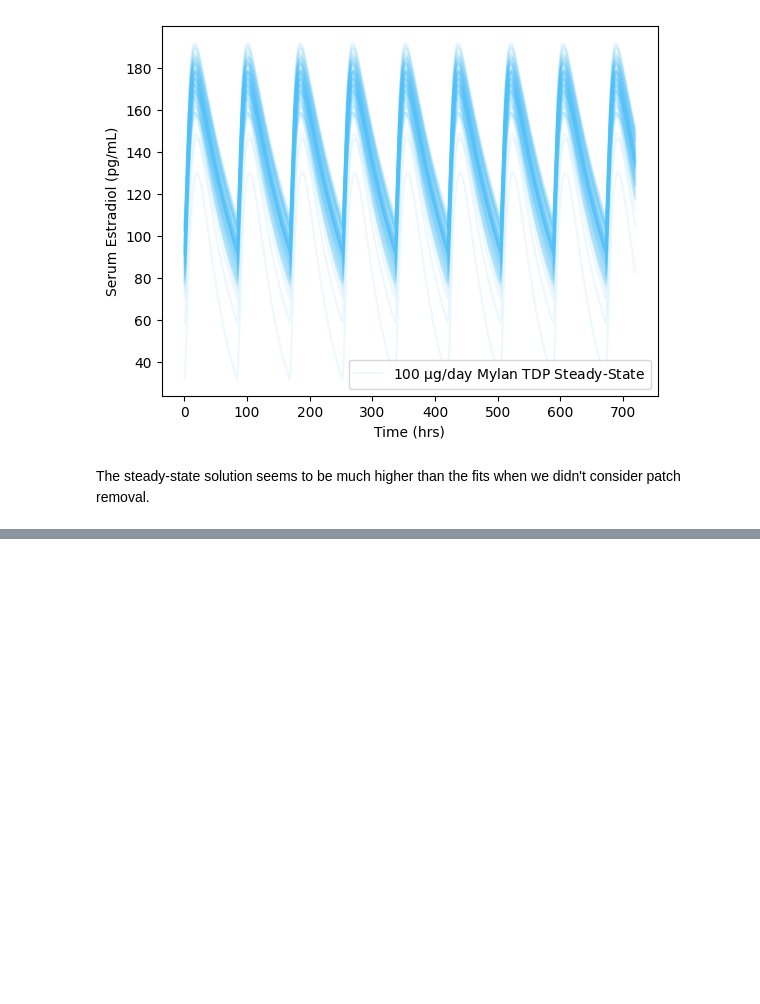
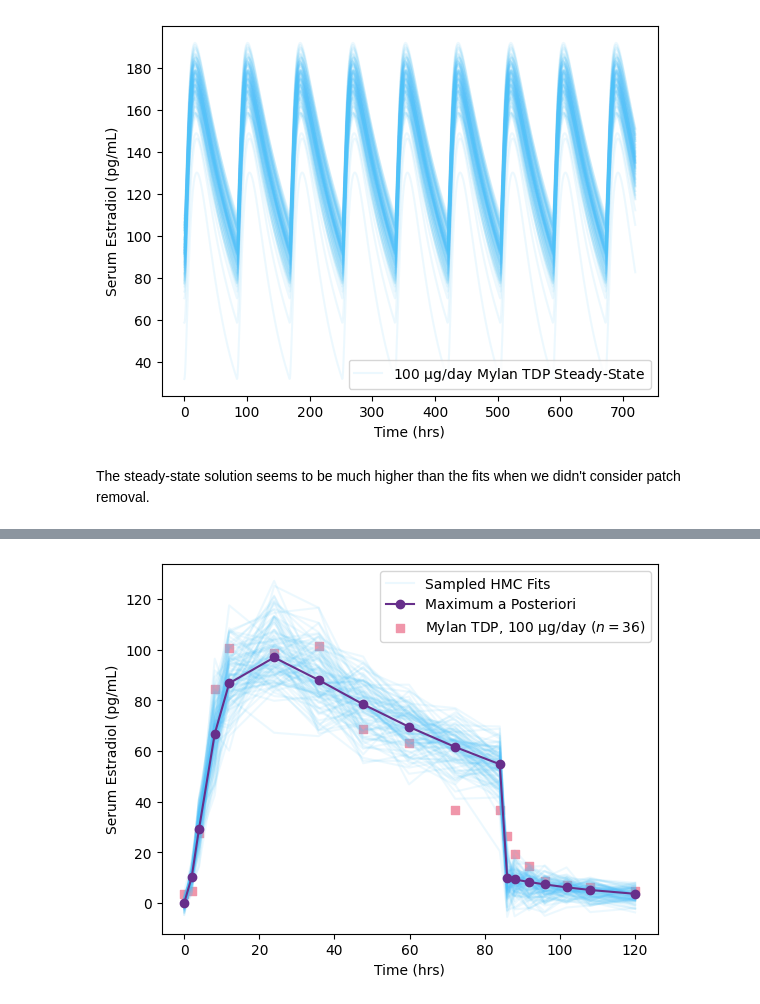
Before and after one commit to transturion/modeling, a Jupyter notebook: 4_Hierarchical_3-Compartment.ipynb, the cells around one changed output, grey strips where cells are left out. Saved outputs shown, nothing was run; the diff lists cells and outputs as text; code cells hidden in the pictures; blank space fills up the shorter version.

```diff
--- a/4_Hierarchical_3-Compartment.ipynb
+++ b/4_Hierarchical_3-Compartment.ipynb
@@ -563,0 +566,7 @@ The steady-state solution seems to be much higher than the fits when we didn't c
+# %%
+# patch removal
+# instead of mp.math.switch, try heaviside, also outside of pm.Model()
+def E2Patch(t, D0, k1, k2, k3, t_rem):
+        ICAeffAfter = D0 * k1 * (-np.exp(-k1 * t) + np.exp(-k2 * t)) / (k1 - k2)
+        ICE2After = E2DoseTerm(t, D0, k1, k2, k3) * np.exp(-k3 * t)
+        return E2Full(t, D0, 0, 0, k1, k2, k3) * (1 - np.heaviside(t-t_rem, 0)) + E2Full(t, 0, ICAeffAfter, ICE2After, k1, k2, k3) * np.heaviside(t-t_rem, 0)
@@ -563,0 +617,6 @@ The steady-state solution seems to be much higher than the fits when we didn't c
+# %%
+# running HMC
+with Mylan100PatchRemoval2:
+    sampleMylan100Removal2 = pm.sample(15000, tune=1000)
+
+az.summary(sampleMylan100Removal2, var_names = ["d0", "k1", "k2", "k3"], kind="stats")
@@ -563,0 +651,10 @@ The steady-state solution seems to be much higher than the fits when we didn't c
+# %%
+# extract predicted serum Estradiol, https://python.arviz.org/en/stable/api/generated/arviz.r2_score.html
+
+Mylan100RemovalHat2 = sampleMylan100Removal2.posterior_predictive.stack(sample=("chain", "draw"))["Likelihood"].values.T
+
+# obtain Maximum A-Posteriori, https://discord.com/channels/438306949285806082/1201973466845151362/1202106780339937310
+# https://discourse.pymc.io/t/what-makes-difference-find-map-and-pm-sample/8182
+with Mylan100PatchRemoval2:
+    Mylan100RemovalMAP2 = pm.find_MAP()
+Mylan100RemovalMAP2
@@ -563,0 +676,14 @@ The steady-state solution seems to be much higher than the fits when we didn't c
+# %%
+inds = np.random.randint(len(Mylan100RemovalHat2), size=100)
+
+for ind in inds:
+    plt.plot(MylanTDP100[:,0], Mylan100RemovalHat2[ind], alpha=0.1, color='#4EC2F8')
+plt.plot(MylanTDP100[:,0], Mylan100RemovalHat2[50000], alpha=0.1, color='#4EC2F8', label='Sampled HMC Fits')
+plt.plot(MylanTDP100[:,0], Mylan100RemovalMAP2['E2Hat'], label='Maximum a Posteriori', color='#672F8B', marker='o')
+plt.scatter(MylanTDP100[:,0], MylanTDP100[:,1], color='#F096AA', marker='s', label="Mylan TDP, 100 $\\rm\\mu g$/day ($n=36$)")
+plt.xlabel('Time (hrs)')
+plt.ylabel('Serum Estradiol (pg/mL)')
+plt.legend()
+plt.show()
+# %% [output]
+[figure, added]
```
Also changed, not shown: parts of 11 cells of this notebook.
